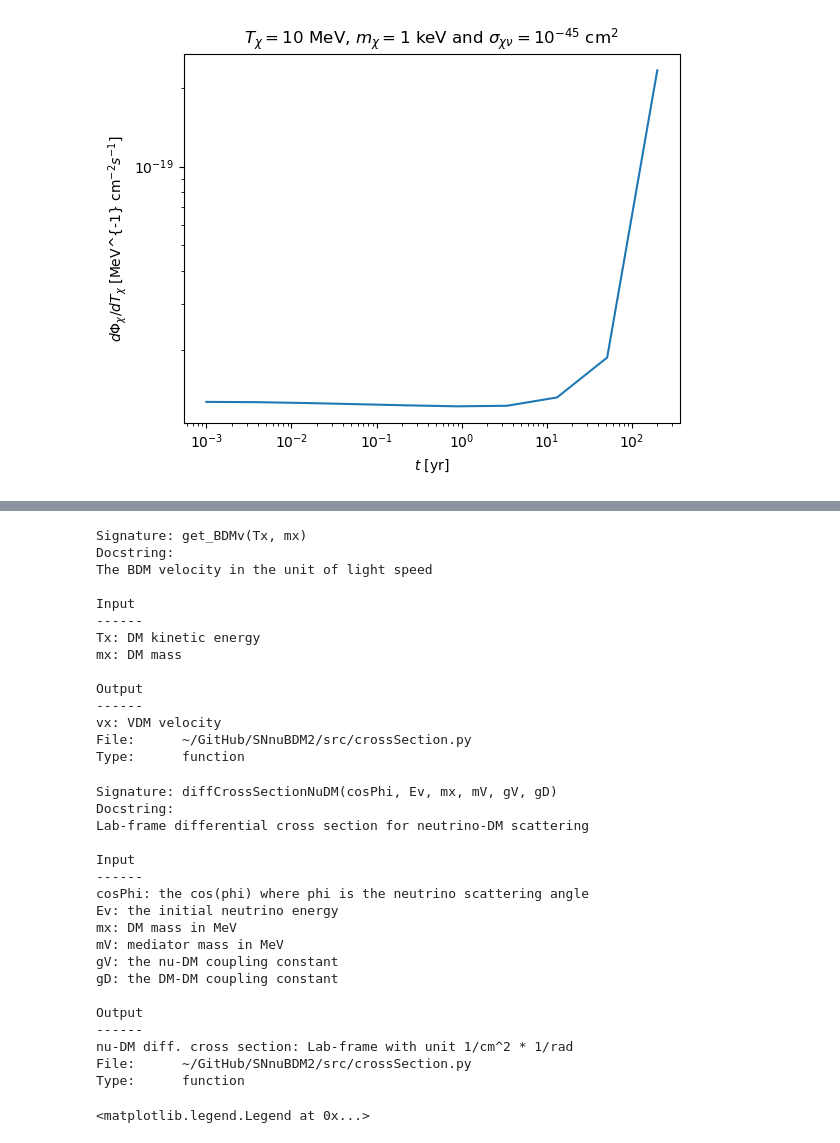
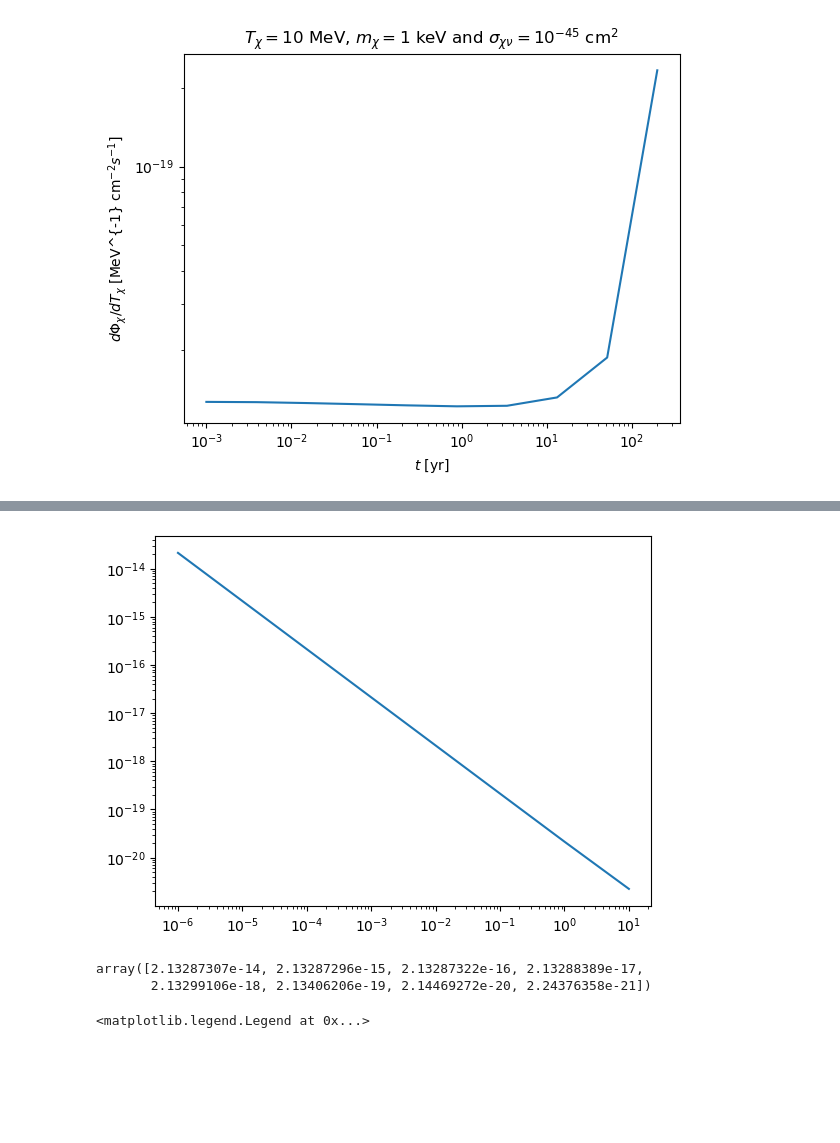
Before and after one commit to yenhsunlin/SNnuBDM2, a Jupyter notebook: src/snvbdm.ipynb, the cells around one changed output, grey strips where cells are left out. Drawn from its saved outputs; the diff is of its cells as text; code cells hidden in the pictures; blank space fills up the shorter version.

```diff
--- a/src/snvbdm.ipynb
+++ b/src/snvbdm.ipynb
@@ -399,3 +420,9 @@ File:      ~/GitHub/SNnuBDM2/src/geometry.py
 Type:      function
 # %%
-?get_cosPsi
+Tx = 100
+mx_ls = np.logspace(-6,1,8)
+crox_ls = []
+for mx in mx_ls:
+    result = quad(lambda psi: diffCrossSectionNuDM(Tx,mx,mx/3,psi,1,1),0,maxPsi(Tx,mx))
+    crox_ls.append(result[0])
+crox_ls = np.array(crox_ls)
@@ -421,43 +429,15 @@ Type:      function
-# %%
-get_BDMv?
-# %% [output]
-Signature: get_BDMv(Tx, mx)
-Docstring:
-The BDM velocity in the unit of light speed
-
-Input
-------
-Tx: DM kinetic energy
-mx: DM mass
-
-Output
-------
-vx: VDM velocity
-File:      ~/GitHub/SNnuBDM2/src/crossSection.py
-Type:      function
 # %%
-diffCrossSectionNuDM?
+plt.plot(mx_ls,crox_ls)
+plt.xscale('log')
+plt.yscale('log')
+#plt.ylim(1e-30,)
 # %% [output]
-Signature: diffCrossSectionNuDM(cosPhi, Ev, mx, mV, gV, gD)
-Docstring:
-Lab-frame differential cross section for neutrino-DM scattering
-
-Input
-------
-cosPhi: the cos(phi) where phi is the neutrino scattering angle
-Ev: the initial neutrino energy
-mx: DM mass in MeV
-mV: mediator mass in MeV
-gV: the nu-DM coupling constant
-gD: the DM-DM coupling constant
-
-Output
-------
-nu-DM diff. cross section: Lab-frame with unit 1/cm^2 * 1/rad
-File:      ~/GitHub/SNnuBDM2/src/crossSection.py
-Type:      function
+[figure, added]
 # %%
-from matplotlib.colors import LogNorm
+crox_ls
+# %% [output]
+array([2.13287307e-14, 2.13287296e-15, 2.13287322e-16, 2.13288389e-17,
+       2.13299106e-18, 2.13406206e-19, 2.14469272e-20, 2.24376358e-21])
 # %%
 ph_ls = np.logspace(-9,np.log10(np.pi/2),100)
 Ev_ls = np.linspace(5,100,50)
```
Also changed, not shown: parts of 8 cells of this notebook, 3 other files.
